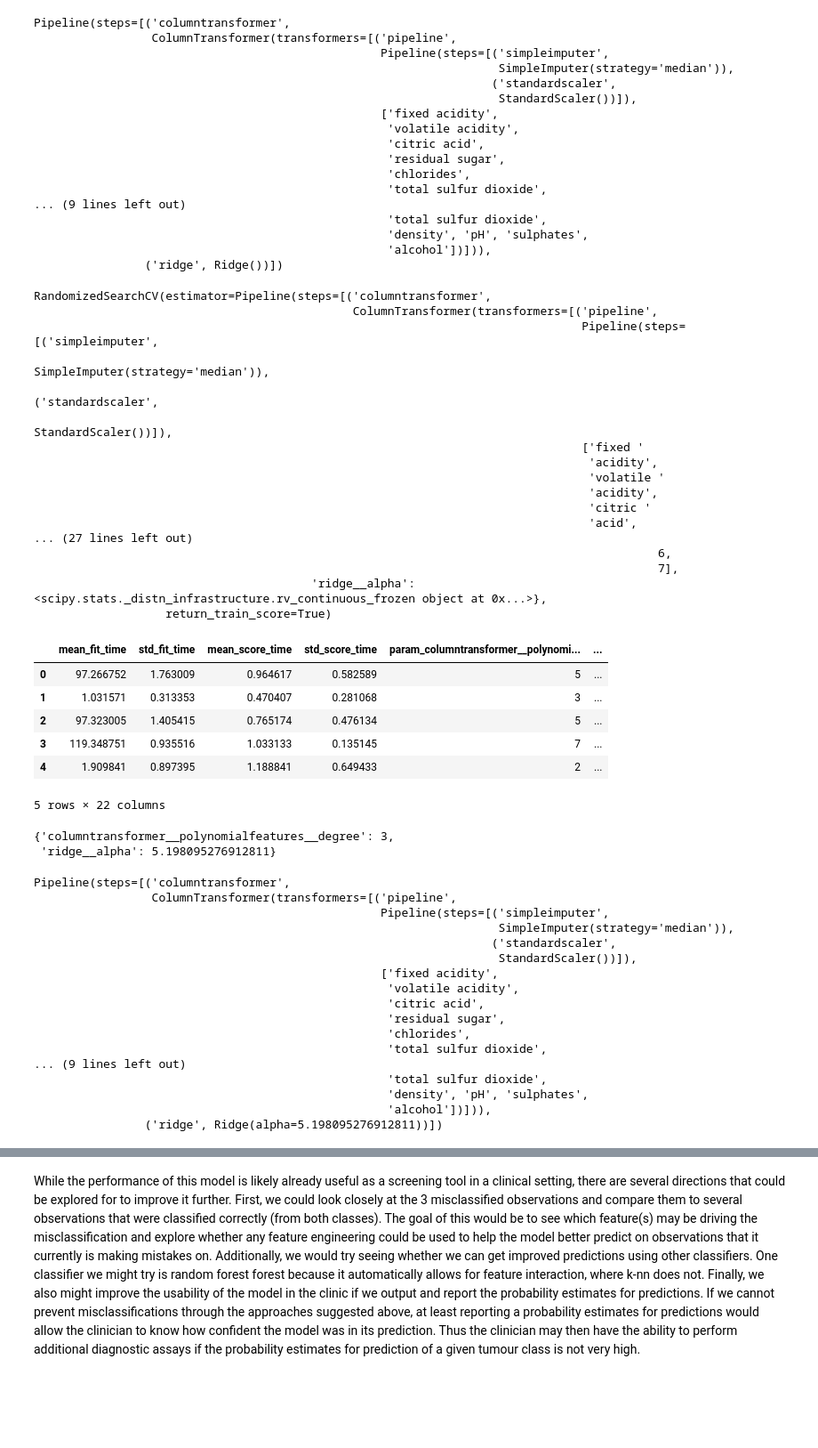
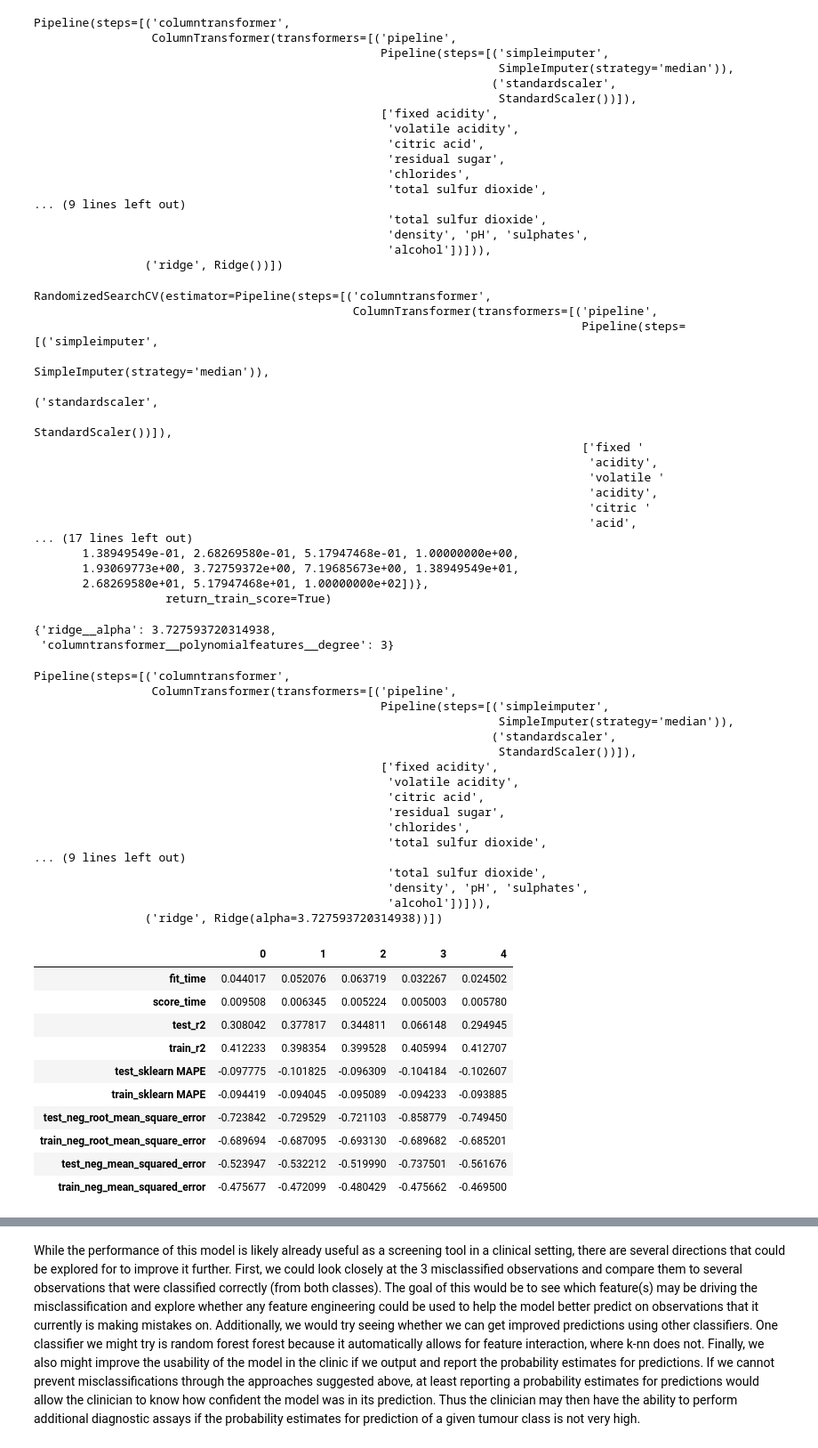
Before and after one commit to UBC-MDS/DSCI_522_group16, a Jupyter notebook: src/portugal_wine_quality_predictor.ipynb, the cells around one changed output, grey strips where cells are left out. Shown at 89% size. Drawn from its saved outputs; the diff is of its cells as text; code cells hidden in the pictures; blank space fills up the shorter version.

Commit message:
finined model

```diff
--- a/src/portugal_wine_quality_predictor.ipynb
+++ b/src/portugal_wine_quality_predictor.ipynb
@@ -186,17 +187,17 @@ From figure 3, most of the features follow an approximately normal distribution,
 x_train_w, y_train_w = white_train.drop(columns=["quality"]), white_train["quality"]
 x_test_w, y_test_w = white_test.drop(columns=["quality"]), white_test["quality"]
 # %%
+# Polinomial regression
 numeric_transformer = make_pipeline(SimpleImputer(strategy="median"), StandardScaler())
 numeric_feats = x_train_w.columns.tolist()
 
 # Create a ColumnTransformer
 ct = make_column_transformer(
     (numeric_transformer, numeric_feats),  # Apply numeric transformer to numeric_feats
-    (PolynomialFeatures(degree=2), numeric_feats)       # Apply poly_transformer to numeric_feats
-)
+    (PolynomialFeatures(), numeric_feats) # Apply poly_transformer to numeric_feats
+  )
 
 Pipe_poly=make_pipeline(ct, Ridge())
-Pipe_poly
 # %% [output]
 Pipeline(steps=[('columntransformer',
                  ColumnTransformer(transformers=[('pipeline',
@@ -219,9 +220,9 @@ Pipeline(steps=[('columntransformer',
 # Hyperparameter Tuning by Random Search
 param_dist = { #can pass either a distribution or list of values for random search
     "columntransformer__polynomialfeatures__degree":list(range(1, 8)),
-    "ridge__alpha": uniform(0.1, 10)}
+    "ridge__alpha": np.logspace(-2, 2, 15)}
 
-random_search = RandomizedSearchCV(Pipe_poly, param_distributions = param_dist, n_iter=5,
+random_search = RandomizedSearchCV(Pipe_poly, param_distributions = param_dist, n_iter=15,
 n_jobs=-1, return_train_score=True)
 # %%
 # fit the random search with training data
@@ -239,29 +240,18 @@ RandomizedSearchCV(estimator=Pipeline(steps=[('columntransformer',
                                                                                 'acidity',
                                                                                 'citric '
                                                                                 'acid',
-... (27 lines left out)
-                                                                                          6,
-                                                                                          7],
-                                        'ridge__alpha': <scipy.stats._distn_infrastructure.rv_continuous_frozen object at 0x...>},
+... (17 lines left out)
+       1.38949549e-01, 2.68269580e-01, 5.17947468e-01, 1.00000000e+00,
+       1.93069773e+00, 3.72759372e+00, 7.19685673e+00, 1.38949549e+01,
+       2.68269580e+01, 5.17947468e+01, 1.00000000e+02])},
                    return_train_score=True)
-# %%
-pd.DataFrame(random_search.cv_results_) # visualize results of grid search as a data frame
-# %% [output]
-|  | mean_fit_time | std_fit_time | mean_score_time | std_score_time | param_columntransformer__polynomi... | ... |
-| 0 | 97.266752 | 1.763009 | 0.964617 | 0.582589 | 5 | ... |
-| 1 | 1.031571 | 0.313353 | 0.470407 | 0.281068 | 3 | ... |
-| 2 | 97.323005 | 1.405415 | 0.765174 | 0.476134 | 5 | ... |
-| 3 | 119.348751 | 0.935516 | 1.033133 | 0.135145 | 7 | ... |
-| 4 | 1.909841 | 0.897395 | 1.188841 | 0.649433 | 2 | ... |
-5 rows × 22 columns
 # %%
 random_search.best_params_
 # %% [output]
-{'columntransformer__polynomialfeatures__degree': 3,
- 'ridge__alpha': 5.198095276912811}
+{'ridge__alpha': 3.727593720314938,
+ 'columntransformer__polynomialfeatures__degree': 3}
 # %%
 best_model = random_search.best_estimator_ # Get the best model based on optimization
-best_model
 # %% [output]
 Pipeline(steps=[('columntransformer',
                  ColumnTransformer(transformers=[('pipeline',
@@ -279,4 +269,29 @@ Pipeline(steps=[('columntransformer',
                                                    'total sulfur dioxide',
                                                    'density', 'pH', 'sulphates',
                                                    'alcohol'])])),
-                ('ridge', Ridge(alpha=5.198095276912811))])
+                ('ridge', Ridge(alpha=3.727593720314938))])
+# %%
+# Model Evaluation
+from sklearn.metrics import mean_squared_error, r2_score
+from sklearn.model_selection import cross_validate
+
+scoring = {
+    "r2": "r2",
+    "sklearn MAPE": "neg_mean_absolute_percentage_error",
+    "neg_root_mean_square_error": "neg_root_mean_squared_error",
+    "neg_mean_squared_error": "neg_mean_squared_error"}
+
+score_table=pd.DataFrame(cross_validate(best_model, x_train_w, y_train_w, return_train_score=True, scoring=scoring)).T
+score_table
+# %% [output]
+|  | 0 | 1 | 2 | 3 | 4 |
+| fit_time | 0.044017 | 0.052076 | 0.063719 | 0.032267 | 0.024502 |
+| score_time | 0.009508 | 0.006345 | 0.005224 | 0.005003 | 0.005780 |
+| test_r2 | 0.308042 | 0.377817 | 0.344811 | 0.066148 | 0.294945 |
+| train_r2 | 0.412233 | 0.398354 | 0.399528 | 0.405994 | 0.412707 |
+| test_sklearn MAPE | -0.097775 | -0.101825 | -0.096309 | -0.104184 | -0.102607 |
+| train_sklearn MAPE | -0.094419 | -0.094045 | -0.095089 | -0.094233 | -0.093885 |
+| test_neg_root_mean_square_error | -0.723842 | -0.729529 | -0.721103 | -0.858779 | -0.749450 |
+| train_neg_root_mean_square_error | -0.689694 | -0.687095 | -0.693130 | -0.689682 | -0.685201 |
+| test_neg_mean_squared_error | -0.523947 | -0.532212 | -0.519990 | -0.737501 | -0.561676 |
+| train_neg_mean_squared_error | -0.475677 | -0.472099 | -0.480429 | -0.475662 | -0.469500 |
```
Also changed, not shown: parts of 6 cells of this notebook, 1 other file.
